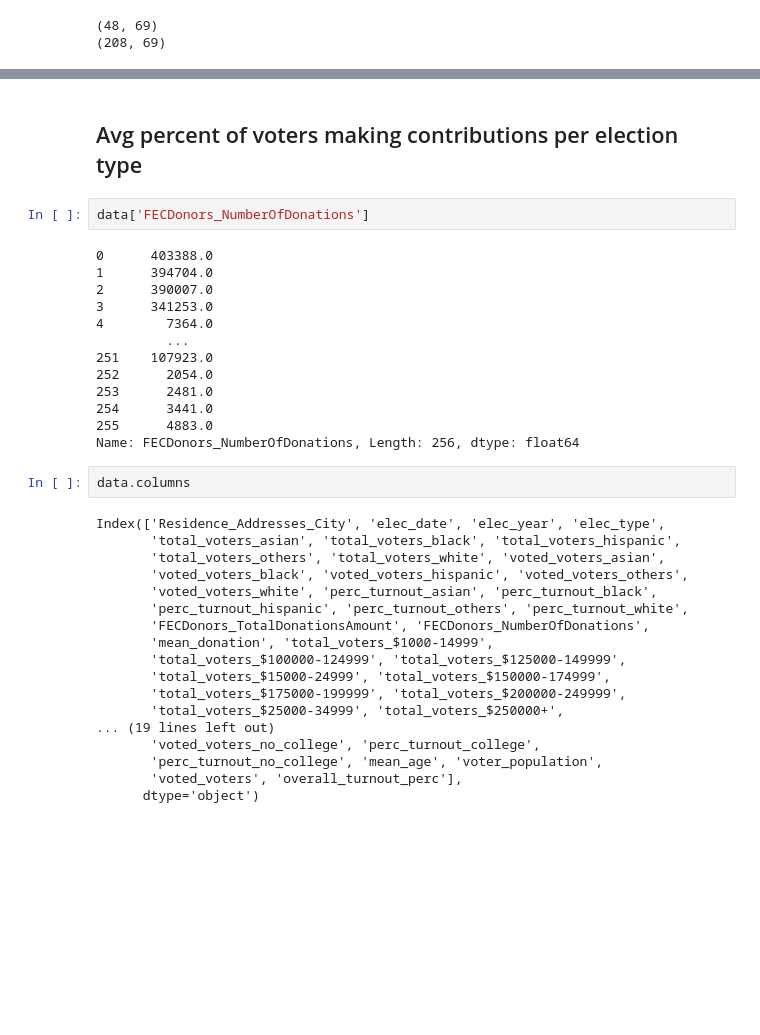
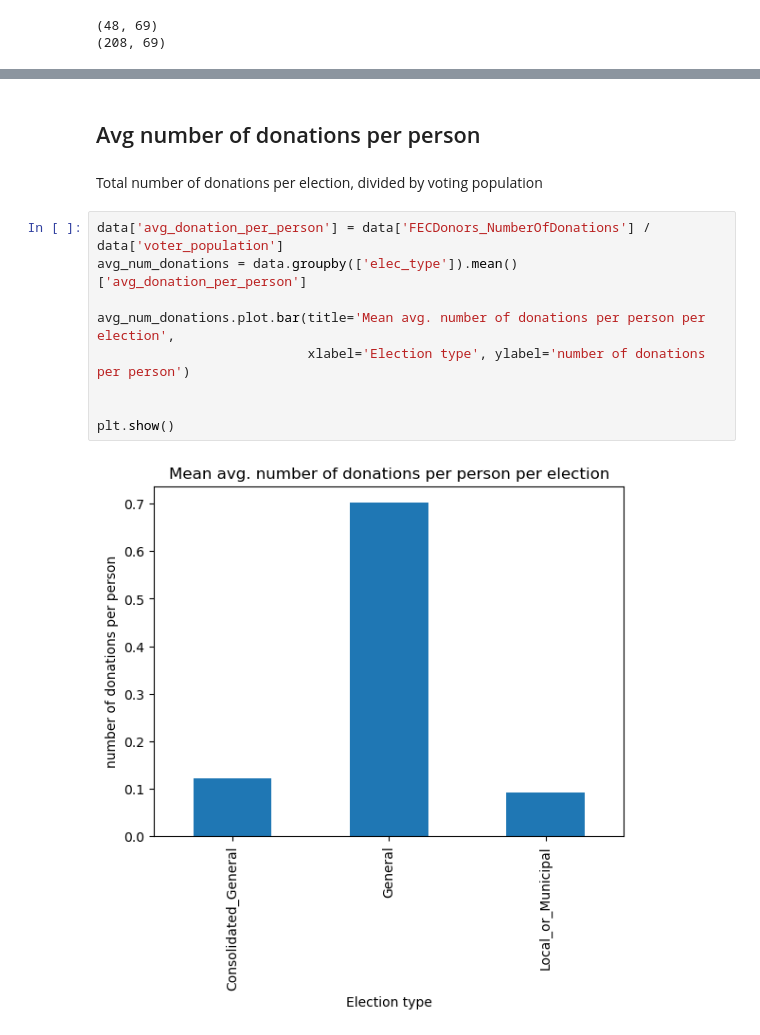
Before and after one commit to jnshzk/capstone, a Jupyter notebook: Visualizations_by_election_type.ipynb, the cells around one changed output, grey strips where cells are left out. Drawn from its saved outputs; the diff is of its cells as text; blank space fills up the shorter version.

Commit message:
added vis for donations

```diff
--- a/Visualizations_by_election_type.ipynb
+++ b/Visualizations_by_election_type.ipynb
@@ -113,39 +98,17 @@ fig.tight_layout()
 # %% [output]
 [figure]
 # %% [markdown]
-## Avg percent of voters making contributions per election type
+## Avg number of donations per person
-# %%
-data['FECDonors_NumberOfDonations']
-# %% [output]
-0      403388.0
-1      394704.0
-2      390007.0
-3      341253.0
-4        7364.0
-         ...
-251    107923.0
-252      2054.0
-253      2481.0
-254      3441.0
-255      4883.0
-Name: FECDonors_NumberOfDonations, Length: 256, dtype: float64
-# %%
-data.columns
-# %% [output]
-Index(['Residence_Addresses_City', 'elec_date', 'elec_year', 'elec_type',
-       'total_voters_asian', 'total_voters_black', 'total_voters_hispanic',
-       'total_voters_others', 'total_voters_white', 'voted_voters_asian',
-       'voted_voters_black', 'voted_voters_hispanic', 'voted_voters_others',
-       'voted_voters_white', 'perc_turnout_asian', 'perc_turnout_black',
-       'perc_turnout_hispanic', 'perc_turnout_others', 'perc_turnout_white',
-       'FECDonors_TotalDonationsAmount', 'FECDonors_NumberOfDonations',
-       'mean_donation', 'total_voters_$1000-14999',
-       'total_voters_$100000-124999', 'total_voters_$125000-149999',
-       'total_voters_$15000-24999', 'total_voters_$150000-174999',
-       'total_voters_$175000-199999', 'total_voters_$200000-249999',
-       'total_voters_$25000-34999', 'total_voters_$250000+',
-... (19 lines left out)
-       'voted_voters_no_college', 'perc_turnout_college',
-       'perc_turnout_no_college', 'mean_age', 'voter_population',
-       'voted_voters', 'overall_turnout_perc'],
-      dtype='object')
+# %% [markdown]
+Total number of donations per election, divided by voting population
+# %%
+data['avg_donation_per_person'] = data['FECDonors_NumberOfDonations'] / data['voter_population']
+avg_num_donations = data.groupby(['elec_type']).mean()['avg_donation_per_person']
+
+avg_num_donations.plot.bar(title='Mean avg. number of donations per person per election',
+                           xlabel='Election type', ylabel='number of donations per person')
+
+
+plt.show()
+# %% [output]
+[figure, added]
```
Also changed, not shown: parts of 9 cells of this notebook.
